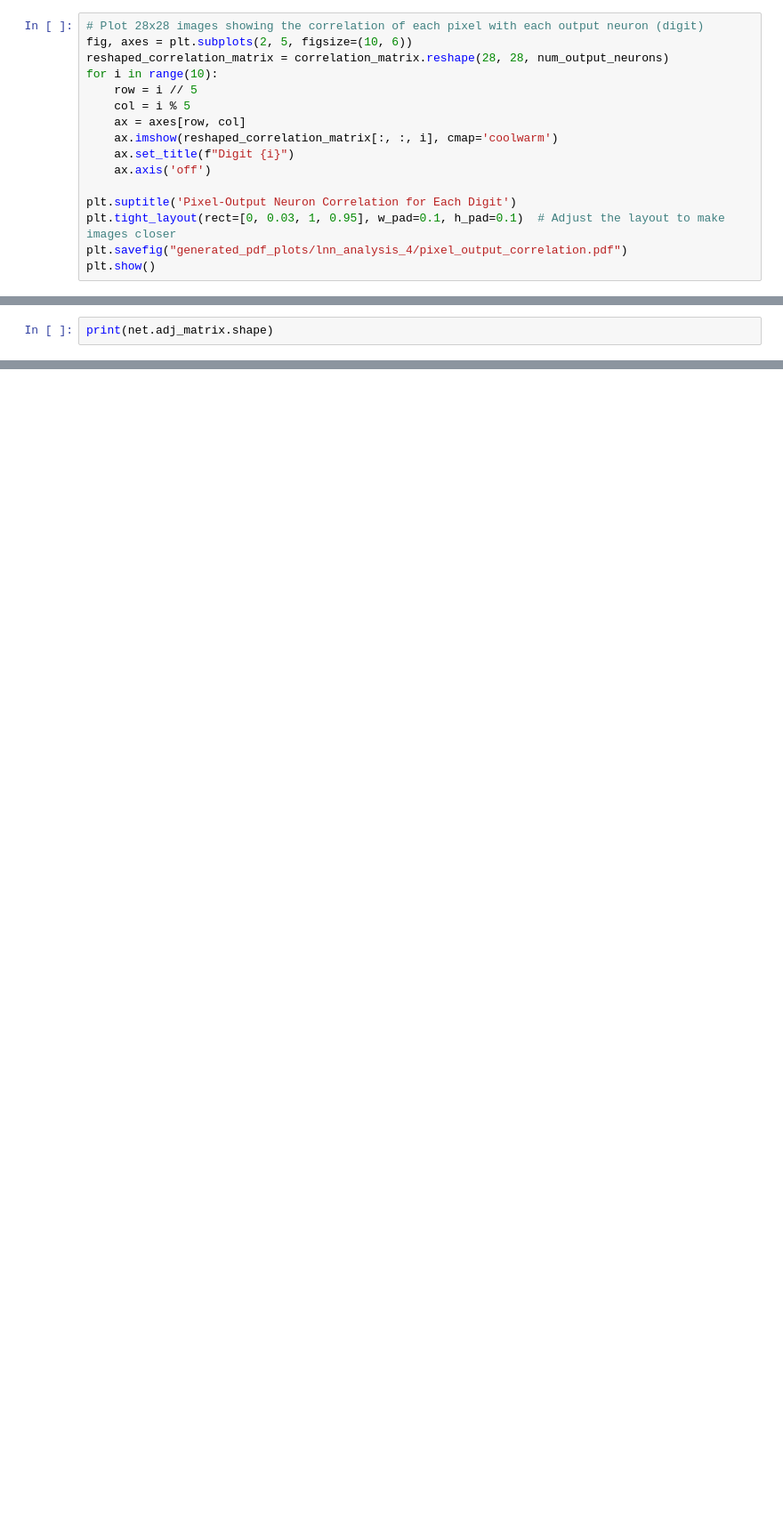
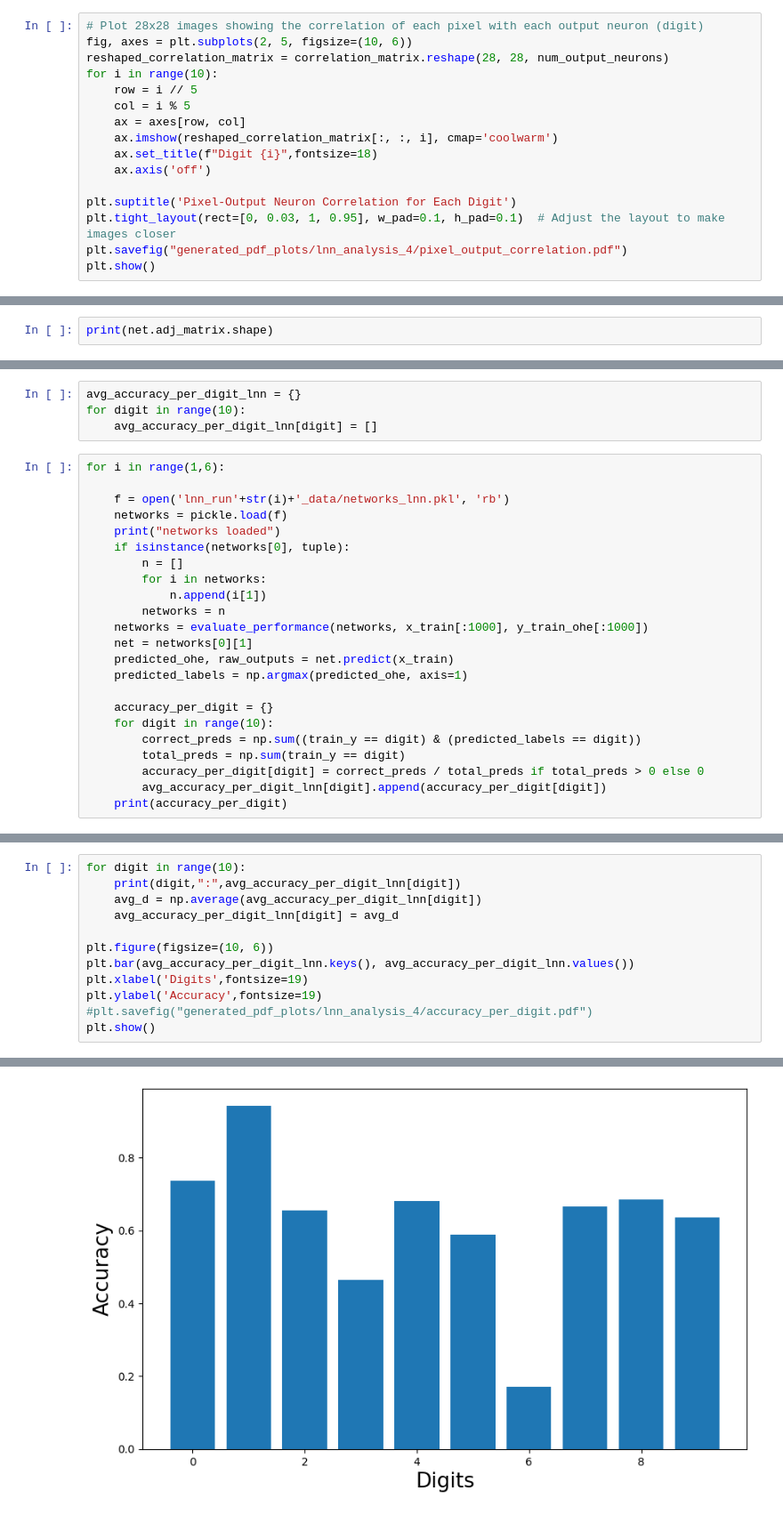
Before and after one commit to HannesThurnherr/Bachelor_Thesis, a Jupyter notebook: Local run alalysis.ipynb, the cells around one changed output, grey strips where cells are left out. Shown at 89% size. Saved outputs shown, nothing was run; the diff lists cells and outputs as text; blank space fills up the shorter version.

```diff
--- a/Local run alalysis.ipynb
+++ b/Local run alalysis.ipynb
@@ -245,7 +273,7 @@ for i in range(10):
     col = i % 5
     ax = axes[row, col]
     ax.imshow(reshaped_correlation_matrix[:, :, i], cmap='coolwarm')
-    ax.set_title(f"Digit {i}")
+    ax.set_title(f"Digit {i}",fontsize=18)
     ax.axis('off')
 
 plt.suptitle('Pixel-Output Neuron Correlation for Each Digit')
@@ -417,0 +388,27 @@ visualize_backward_predict(net)
+# %%
+avg_accuracy_per_digit_lnn = {}
+for digit in range(10):
+    avg_accuracy_per_digit_lnn[digit] = []
+# %%
+for i in range(1,6):
+
+    f = open('lnn_run'+str(i)+'_data/networks_lnn.pkl', 'rb')
+    networks = pickle.load(f)
+    print("networks loaded")
+    if isinstance(networks[0], tuple):
+        n = []
+        for i in networks:
+            n.append(i[1])
+        networks = n
+    networks = evaluate_performance(networks, x_train[:1000], y_train_ohe[:1000])
+    net = networks[0][1]
+    predicted_ohe, raw_outputs = net.predict(x_train)
+    predicted_labels = np.argmax(predicted_ohe, axis=1)
+
+    accuracy_per_digit = {}
+    for digit in range(10):
+        correct_preds = np.sum((train_y == digit) & (predicted_labels == digit))
+        total_preds = np.sum(train_y == digit)
+        accuracy_per_digit[digit] = correct_preds / total_preds if total_preds > 0 else 0
+        avg_accuracy_per_digit_lnn[digit].append(accuracy_per_digit[digit])
+    print(accuracy_per_digit)
@@ -417,0 +426,13 @@ visualize_backward_predict(net)
+# %%
+for digit in range(10):
+    print(digit,":",avg_accuracy_per_digit_lnn[digit])
+    avg_d = np.average(avg_accuracy_per_digit_lnn[digit])
+    avg_accuracy_per_digit_lnn[digit] = avg_d
+
+plt.figure(figsize=(10, 6))
+plt.bar(avg_accuracy_per_digit_lnn.keys(), avg_accuracy_per_digit_lnn.values())
+plt.xlabel('Digits',fontsize=19)
+plt.ylabel('Accuracy',fontsize=19)
+#plt.savefig("generated_pdf_plots/lnn_analysis_4/accuracy_per_digit.pdf")
+plt.show()
+# %% [output]
@@ -417,0 +449 @@ visualize_backward_predict(net)
+[figure, added]
```
Also changed, not shown: parts of 23 cells of this notebook, 45 other files.
